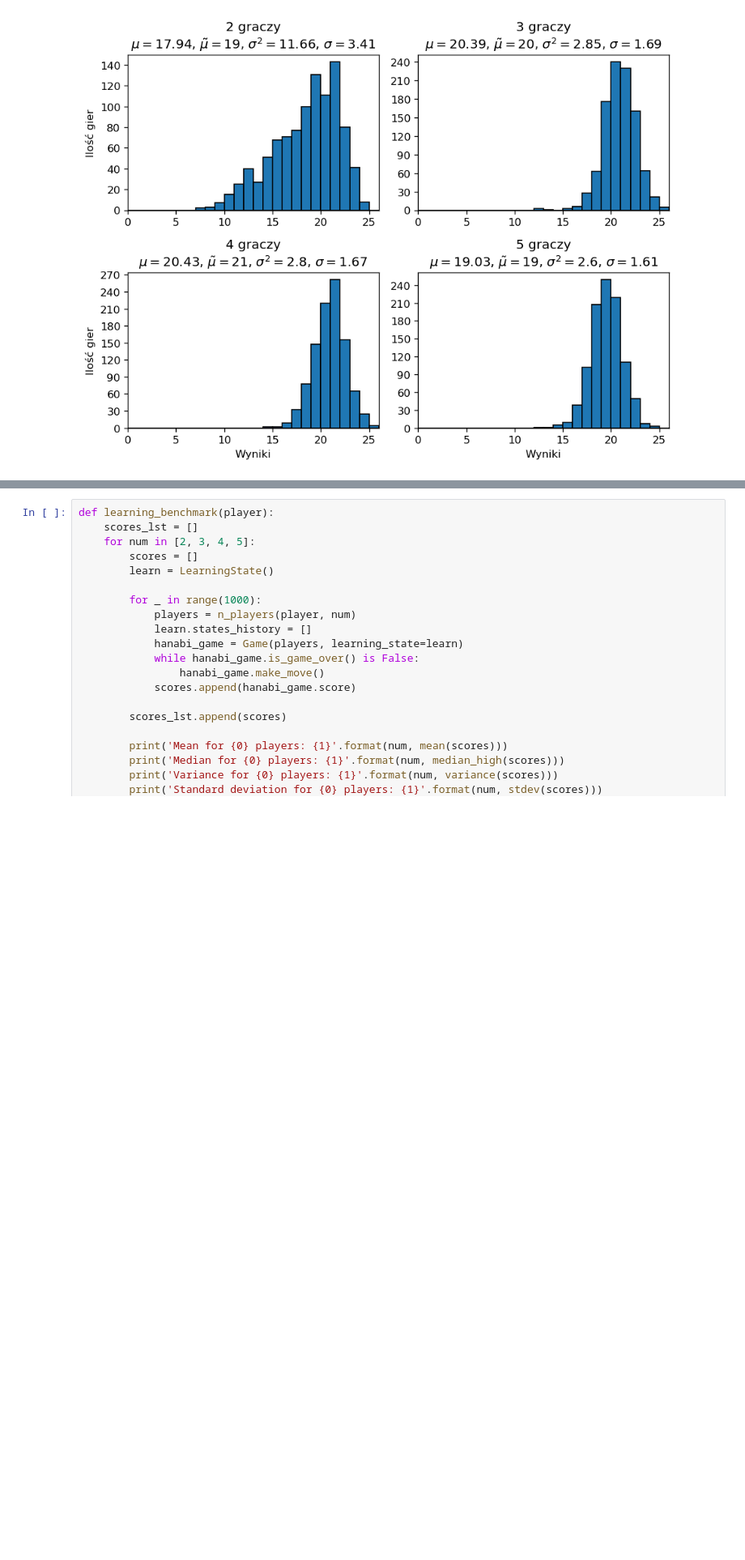
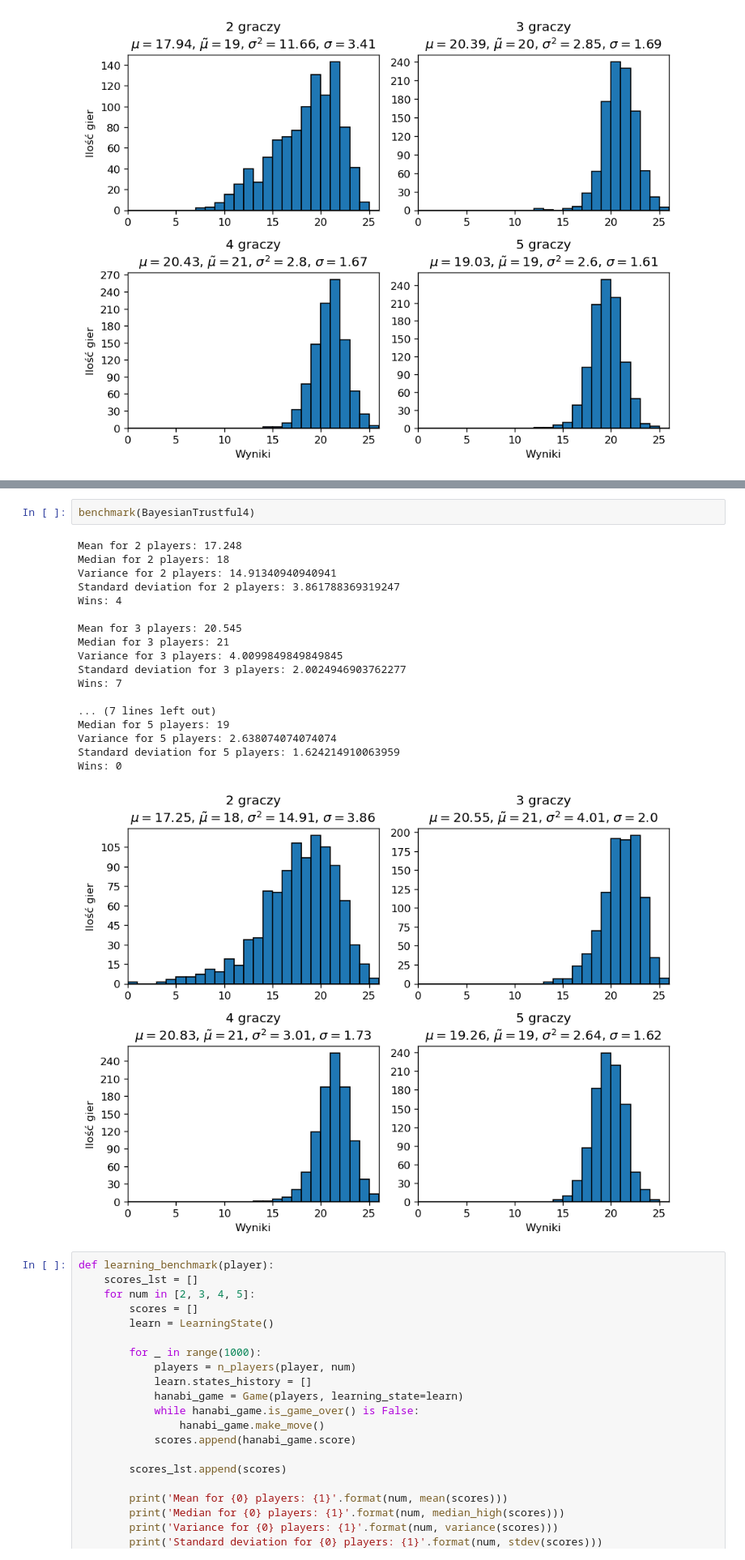
Before and after one commit to vtu-dog/Hanabi-AI-Engineering-Thesis, a Jupyter notebook: benchmark.ipynb, the cells around one changed output, grey strips where cells are left out. Shown at 81% size. Drawn from its saved outputs; the diff is of its cells as text; blank space fills up the shorter version.

```diff
--- a/benchmark.ipynb
+++ b/benchmark.ipynb
@@ -230,3 +230,24 @@ Wins: 1
+# %%
+benchmark(BayesianTrustful4)
+# %% [output]
+Mean for 2 players: 17.248
+Median for 2 players: 18
+Variance for 2 players: 14.91340940940941
+Standard deviation for 2 players: 3.861788369319247
+Wins: 4
+
+Mean for 3 players: 20.545
+Median for 3 players: 21
+Variance for 3 players: 4.0099849849849845
+Standard deviation for 3 players: 2.0024946903762277
+Wins: 7
+
+... (7 lines left out)
+Median for 5 players: 19
+Variance for 5 players: 2.638074074074074
+Standard deviation for 5 players: 1.624214910063959
+Wins: 0
+[figure, added]
 # %%
 def learning_benchmark(player):
     scores_lst = []
```
Also changed, not shown: parts of 1 cell of this notebook, 5 other files.
